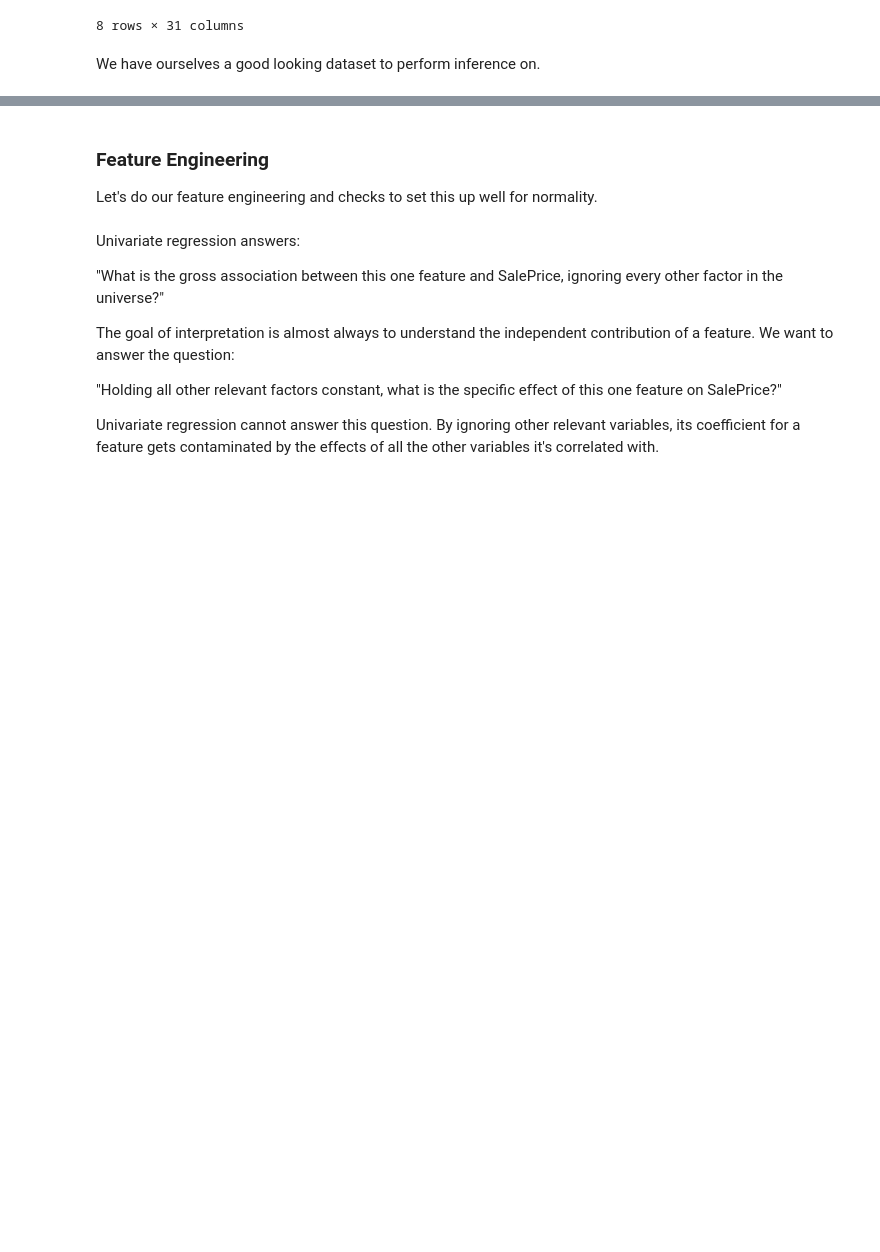
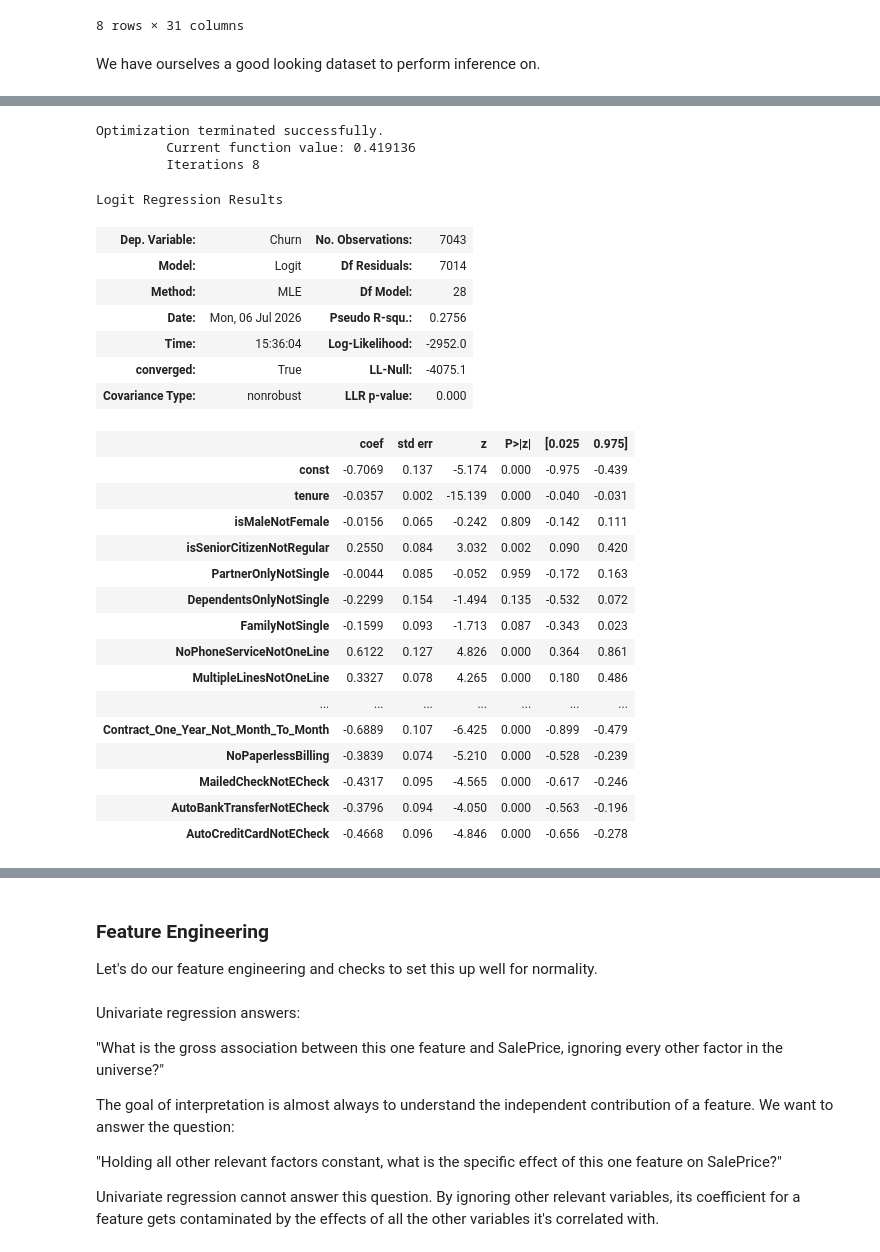
Before and after one commit to angelusualle/machine-learning, a Jupyter notebook: classification/linear-decision-boundaries/discriminative/logistic/logistic_regression.ipynb, the cells around one changed output, grey strips where cells are left out. Cells and saved outputs as stored; diff of their text form; code cells hidden in the pictures; blank space fills up the shorter version.

```diff
--- a/classification/linear-decision-boundaries/discriminative/logistic/logistic_regression.ipynb
+++ b/classification/linear-decision-boundaries/discriminative/logistic/logistic_regression.ipynb
@@ -2510,0 +2560,31 @@ Logit Regression Results
+# %%
+model = sm.Logit(y, x_no_charges).fit()
+model.summary()
+# %% [output]
+Optimization terminated successfully.
+         Current function value: 0.419136
+         Iterations 8
+Logit Regression Results
+| Dep. Variable: | Churn | No. Observations: | 7043 |
+| Model: | Logit | Df Residuals: | 7014 |
+| Method: | MLE | Df Model: | 28 |
+| Date: | Mon, 06 Jul 2026 | Pseudo R-squ.: | 0.2756 |
+| Time: | 15:36:04 | Log-Likelihood: | -2952.0 |
+| converged: | True | LL-Null: | -4075.1 |
+| Covariance Type: | nonrobust | LLR p-value: | 0.000 |
+|  | coef | std err | z | P>|z| | [0.025 | 0.975] |
+| const | -0.7069 | 0.137 | -5.174 | 0.000 | -0.975 | -0.439 |
+| tenure | -0.0357 | 0.002 | -15.139 | 0.000 | -0.040 | -0.031 |
+| isMaleNotFemale | -0.0156 | 0.065 | -0.242 | 0.809 | -0.142 | 0.111 |
+| isSeniorCitizenNotRegular | 0.2550 | 0.084 | 3.032 | 0.002 | 0.090 | 0.420 |
+| PartnerOnlyNotSingle | -0.0044 | 0.085 | -0.052 | 0.959 | -0.172 | 0.163 |
+| DependentsOnlyNotSingle | -0.2299 | 0.154 | -1.494 | 0.135 | -0.532 | 0.072 |
+| FamilyNotSingle | -0.1599 | 0.093 | -1.713 | 0.087 | -0.343 | 0.023 |
+| NoPhoneServiceNotOneLine | 0.6122 | 0.127 | 4.826 | 0.000 | 0.364 | 0.861 |
+| MultipleLinesNotOneLine | 0.3327 | 0.078 | 4.265 | 0.000 | 0.180 | 0.486 |
+| ... | ... | ... | ... | ... | ... | ... |
+| Contract_One_Year_Not_Month_To_Month | -0.6889 | 0.107 | -6.425 | 0.000 | -0.899 | -0.479 |
+| NoPaperlessBilling | -0.3839 | 0.074 | -5.210 | 0.000 | -0.528 | -0.239 |
+| MailedCheckNotECheck | -0.4317 | 0.095 | -4.565 | 0.000 | -0.617 | -0.246 |
+| AutoBankTransferNotECheck | -0.3796 | 0.094 | -4.050 | 0.000 | -0.563 | -0.196 |
+| AutoCreditCardNotECheck | -0.4668 | 0.096 | -4.846 | 0.000 | -0.656 | -0.278 |
```
Also changed, not shown: parts of 10 cells of this notebook.
